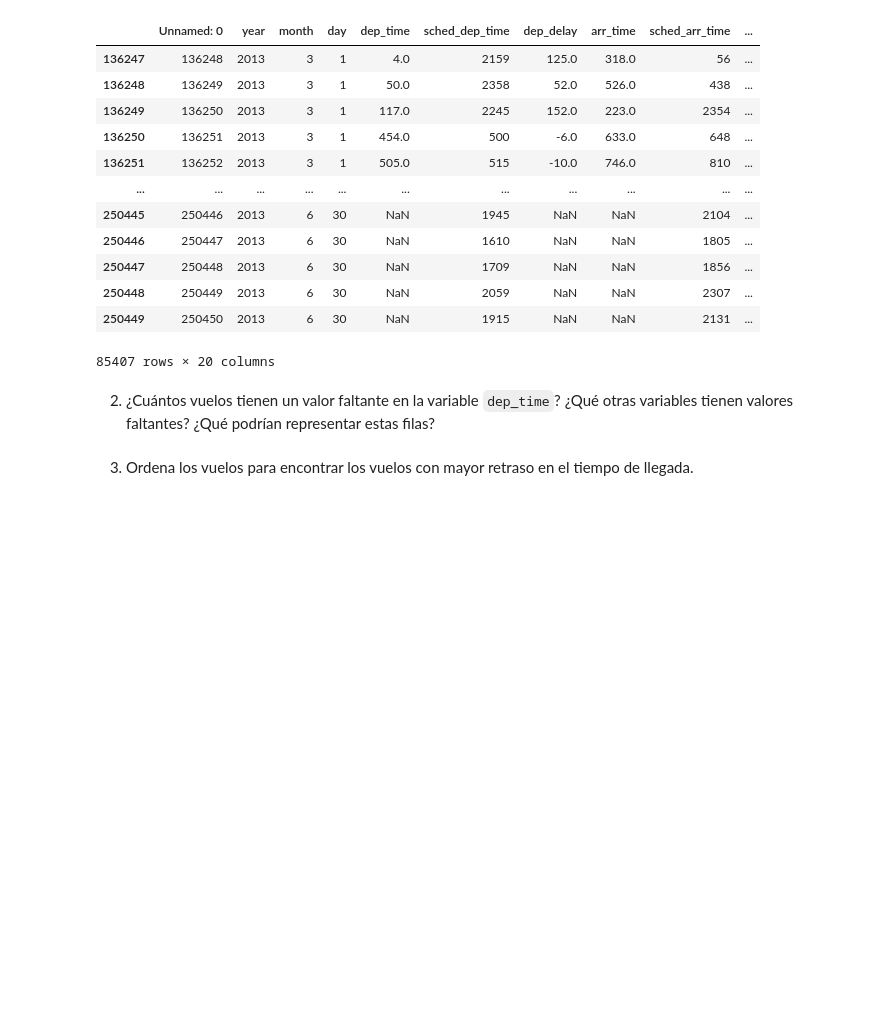
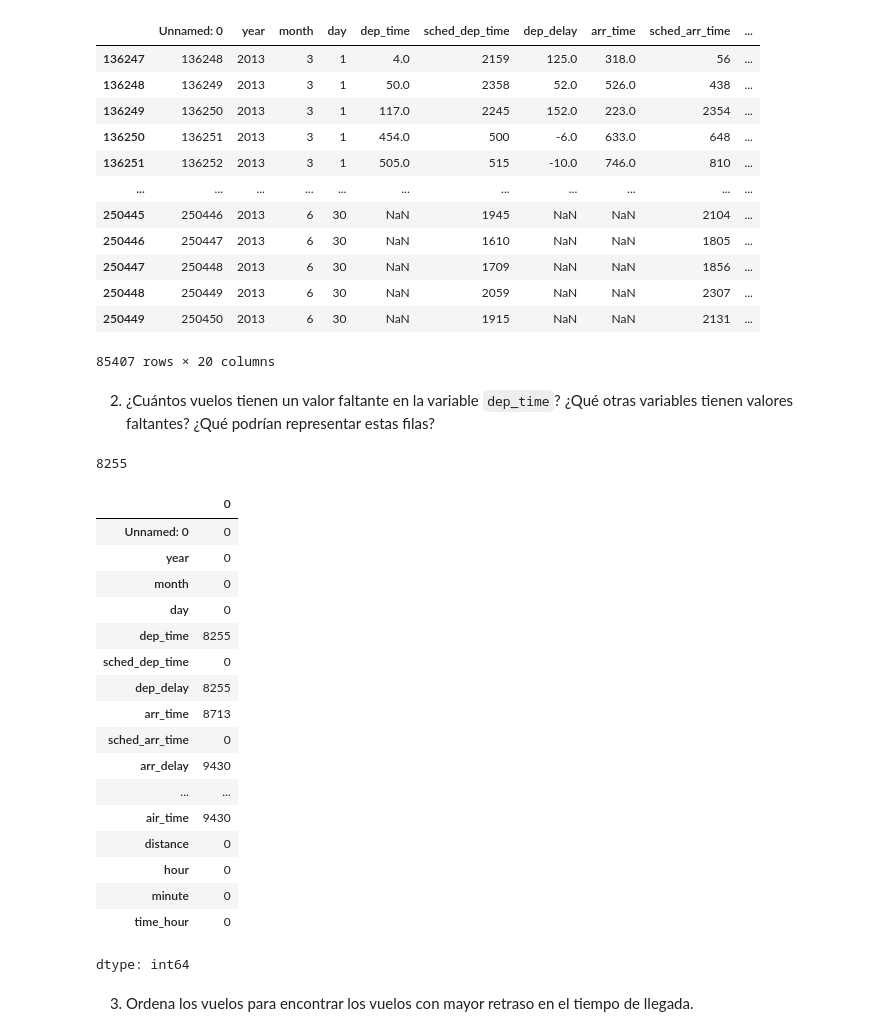
Before and after one commit to qlab-intro-python/qlab-intro-python-ccss-tarea-2-tarea_plantilla, a Jupyter notebook: tarea_2_grupo_5.ipynb, the cells around one changed output. Saved outputs shown, nothing was run; the diff lists cells and outputs as text; code cells hidden in the pictures; blank space fills up the shorter version.

```diff
--- a/tarea_2_grupo_5.ipynb
+++ b/tarea_2_grupo_5.ipynb
@@ -118,0 +117,28 @@ df_flights[df_flights['month'].isin([3, 4, 6])]
+# %%
+# Solución
+# ¿Cuántos vuelos tienen un valor faltante en la variable dep_time?
+df_flights['dep_time'].isna().sum()
+# %% [output]
+8255
+# %%
+# ¿Qué otras variables tienen valores faltantes?
+df_flights.isna().sum()
+# %% [output]
+|  | 0 |
+| Unnamed: 0 | 0 |
+| year | 0 |
+| month | 0 |
+| day | 0 |
+| dep_time | 8255 |
+| sched_dep_time | 0 |
+| dep_delay | 8255 |
+| arr_time | 8713 |
+| sched_arr_time | 0 |
+| arr_delay | 9430 |
+| ... | ... |
+| air_time | 9430 |
+| distance | 0 |
+| hour | 0 |
+| minute | 0 |
+| time_hour | 0 |
+dtype: int64
```
Also changed, not shown: parts of 6 cells of this notebook.
